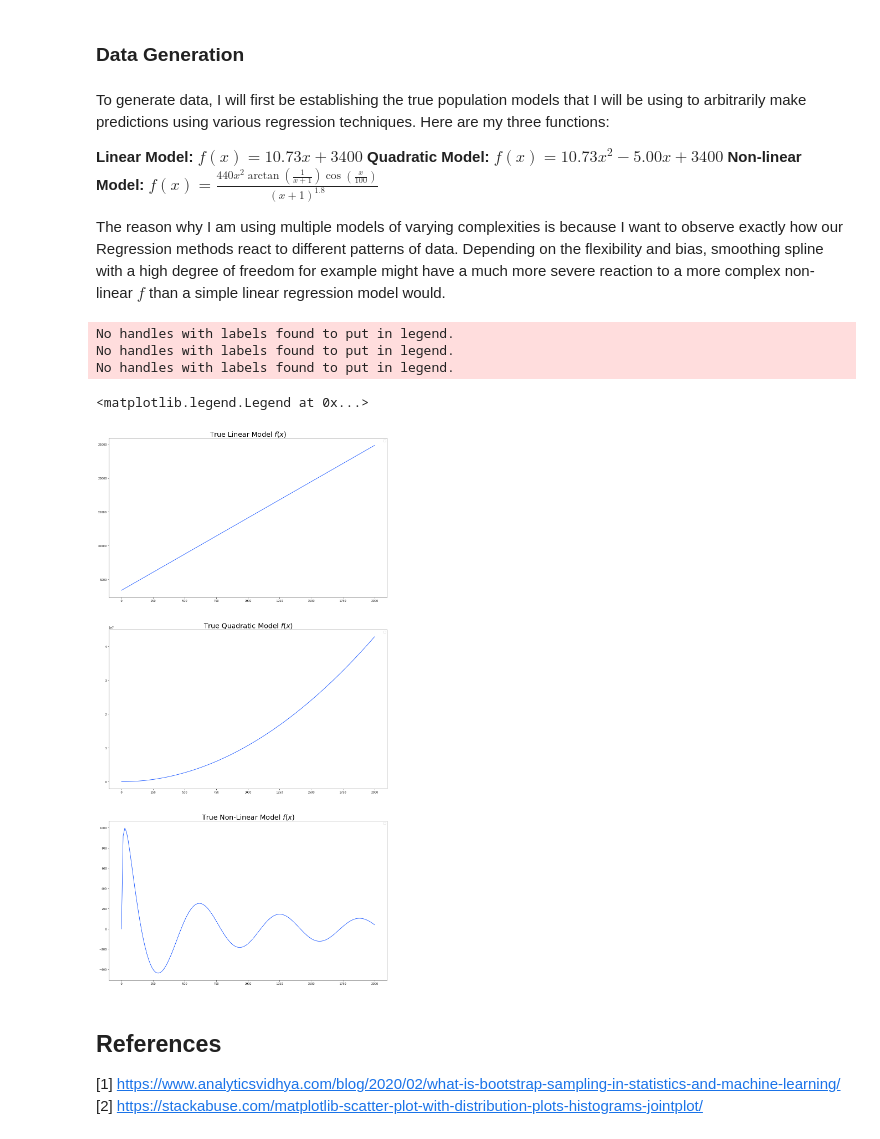
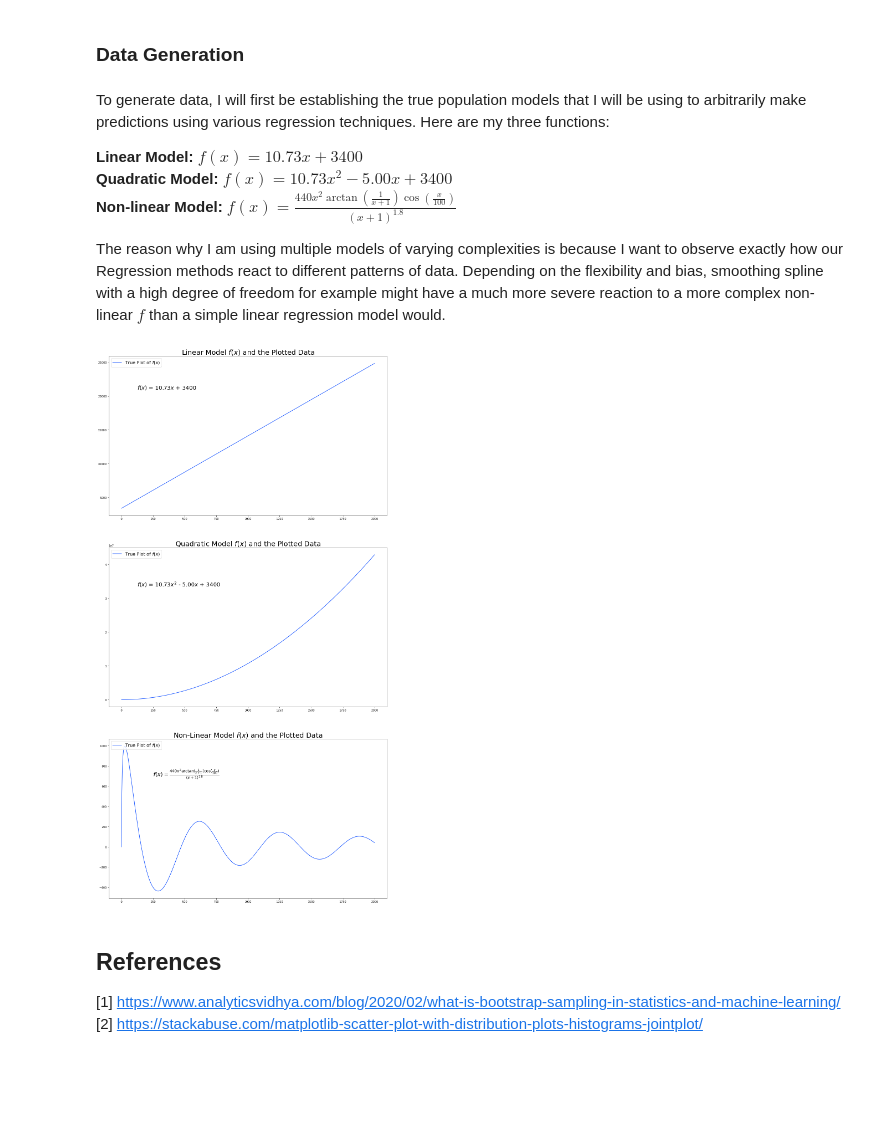
Before and after one commit to ririye01/Exploring-Errors-in-Regression, a Jupyter notebook: Errors in Regression.ipynb, the cells around one changed output. Saved outputs shown, nothing was run; the diff lists cells and outputs as text; code cells hidden in the pictures; blank space fills up the shorter version.

Commit message:
Made adjustments to plot

```diff
--- a/Errors in Regression.ipynb
+++ b/Errors in Regression.ipynb
@@ -45,48 +45,54 @@ from sklearn.model_selection import train_test_split
 # %% [markdown]
 To generate data, I will first be establishing the true population models that I will be using to arbitrarily make predictions using various regression techniques. Here are my three functions:
 
-**Linear Model:** $f(x) = 10.73x + 3400$ </br>
-**Quadratic Model:** $f(x) = 10.73x^2 -5.00x + 3400$ </br>
-**Non-linear Model:** $f(x) = \frac{440x^2\arctan(\frac{1}{x + 1})\cos(\frac{x}{100})}{(x+1)^{1.8}}$ </br>
+**Linear Model:** $f(x) = 10.73x + 3400$
+</br>
+**Quadratic Model:** $f(x) = 10.73x^2 -5.00x + 3400$
+</br>
+**Non-linear Model:** $f(x) = \frac{440x^2\arctan(\frac{1}{x + 1})\cos(\frac{x}{100})}{(x+1)^{1.8}}$
+</br>
 
 The reason why I am using multiple models of varying complexities is because I want to observe exactly how our Regression methods react to different patterns of data. Depending on the flexibility and bias, smoothing spline with a high degree of freedom for example might have a much more severe reaction to a more complex non-linear $f$ than a simple linear regression model would.
 # %%
 # Data count
 n = 150
 
 # x_values denotes the values of our independent variables
 x_values = np.linspace(0,2000,n)
+x_plot = np.linspace(x_values[0], x_values[-1], 100000)
 
 # Underlying functions of data for linear, quadratic, and nonlinear cases
 f_linear    = lambda x : 10.73*(x) + 3400
 f_quadratic = lambda x : 10.73*(x**2) - 5*(x) + 3400
 f_nonlinear = lambda x : (440 * (x**2) * np.arctan(100/((x + 1))) * np.cos(x/100) / (x + 1)**1.8)
 
-# Create "noisy" data randomly using arbritrary mean and stdev parameters
+# Generate random data using Gaussian Noise
 mean = 968.12
 stdev = 233.91
 y_linear = f_linear(x_values)
 
 # Plot the true graphs
 fig, ax = plt.subplots(3, figsize=(18,36))
 
-ax[0].plot(x_values, f_linear(x_values), markersize=200, color="#0044FF")
-ax[0].set_title(r"True Linear Model $f(x)$", size=25)
-ax[0].legend()
+ax[0].plot(x_plot, f_linear(x_plot), markersize=200, color="#0044FF", label=r"True Plot of $f(x)$")
+ax[0].set_title(r"Linear Model $f(x)$ and the Plotted Data", size=25)
+ax[0].text(125, 21000, r"$f(x)$ = $10.73x$ + $3400$", fontsize=20)
+ax[0].legend(fontsize=16, loc="upper left")
 
-ax[1].plot(x_values, f_quadratic(x_values), markersize=200, color="#0044FF")
-ax[1].set_title(r"True Quadratic Model $f(x)$", size=25)
-ax[1].legend()
+ax[1].plot(x_plot, f_quadratic(x_plot), markersize=200, color="#0044FF", label=r"True Plot of $f(x)$")
+ax[1].set_title(r"Quadratic Model $f(x)$ and the Plotted Data", size=25)
+ax[1].text(125, 2**25, r"$f(x)$ = $10.73x^2$ - $5.00x$ + $3400$", fontsize=20)
+ax[1].legend(fontsize=16, loc="upper left")
 
-ax[2].plot(x_values, f_nonlinear(x_values), markersize=200, color="#0044FF")
-ax[2].set_title(r"True Non-Linear Model $f(x)$", size=25)
-ax[2].legend()
+ax[2].plot(x_plot, f_nonlinear(x_plot), markersize=200, color="#0044FF", label=r"True Plot of $f(x)$")
+ax[2].set_title(r"Non-Linear Model $f(x)$ and the Plotted Data", size=25)
+ax[2].text(250, 700, r"$f(x) = \frac{440x^2\arctan(\frac{1}{x + 1})\cos(\frac{x}{100})}{(x+1)^{1.8}}$", fontsize=20)
+ax[2].legend(fontsize=16, loc="upper left")
+
+plt.savefig("Plotted_Data_and_True_Models.png")
+plt.show()
 # %% [output]
-No handles with labels found to put in legend.
-No handles with labels found to put in legend.
-No handles with labels found to put in legend.
-<matplotlib.legend.Legend at 0x...>
-[figure, old version]
+[figure, new version]
 # %% [markdown]
 ## References
 [1]  https://www.analyticsvidhya.com/blog/2020/02/what-is-bootstrap-sampling-in-statistics-and-machine-learning/ </br>
```
Also changed, not shown: 1 other file.
